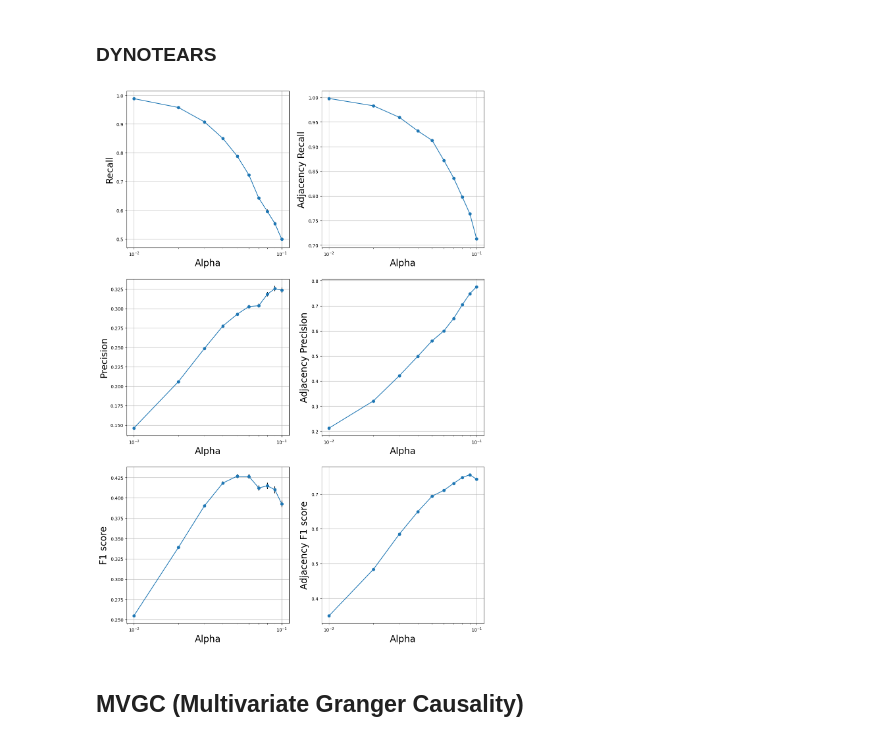
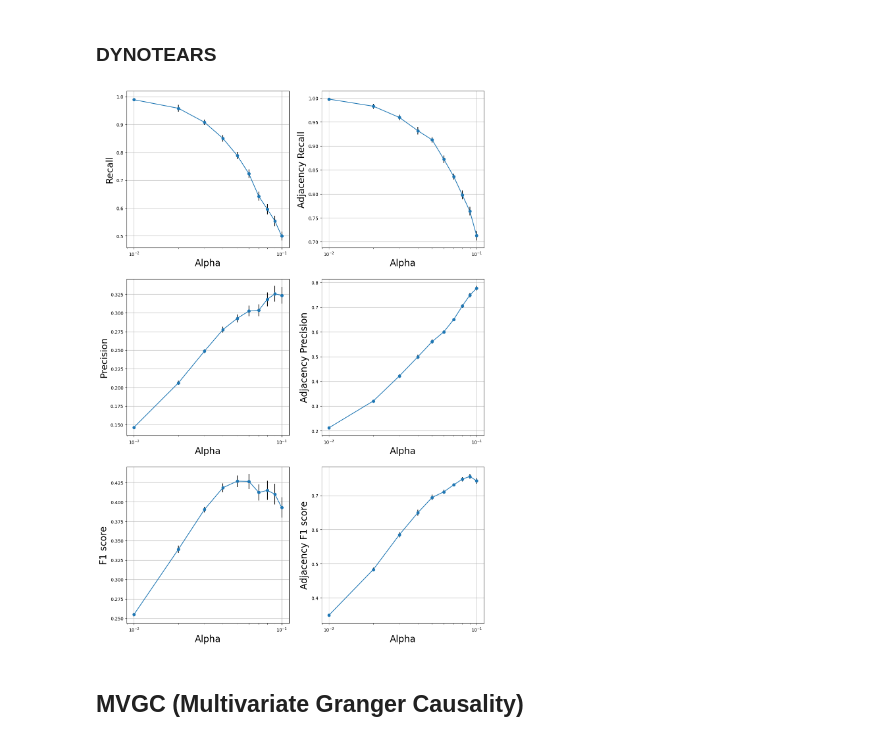
Before and after one commit to nozarilab/2023Arab_CaLLTiF, a Jupyter notebook: Simulated fMRI Causality/causality_methods_simulated_small_degree_macaque.ipynb, the cells around one changed output. Cells and saved outputs as stored; diff of their text form; code cells hidden in the pictures.

```diff
--- a/Simulated fMRI Causality/causality_methods_simulated_small_degree_macaque.ipynb
+++ b/Simulated fMRI Causality/causality_methods_simulated_small_degree_macaque.ipynb
@@ -411,7 +411,7 @@ for r in range(0,num_rep_macaque_all):
             # Convert to string graph representation
             graph = funcs.convert_to_string_graph(final_graph_new)
             estimated_non_zero_lags_combined = funcs.summarize_across_nonzero_lags(graph)
-            adjacency_TPR, adjacency_FPR, adjacency_Recall, adjacency_Precision, adjacency_F1_score, orientation_TPR, orientation_FPR, orientation_Recall,orientation_Precision,orientation_F1_score = funcs.find_tpr_fpr_from_binary_matri(macaque_ground_truth, estimated_non_zero_lags_combined)
+            adjacency_TPR, adjacency_FPR, adjacency_Recall, adjacency_Precision, adjacency_F1_score, orientation_TPR, orientation_FPR, orientation_Recall,orientation_Precision,orientation_F1_score = funcs.find_tpr_fpr_from_binary_matrix(macaque_ground_truth, estimated_non_zero_lags_combined)
 
             pcmci_adj_TPR_all_rep_macaque_both_alpha[r][a1][a2] = adjacency_TPR
             pcmci_adj_FPR_all_rep_macaque_both_alpha[r][a1][a2]  = adjacency_FPR
@@ -953,56 +953,56 @@ for a in range(0,len(alpha_dynotears)):
     dynotears_ori_F1_score_std_macaque[a] = np.std(np.array(dynotears_ori_F1_score_all_rep_macaque)[:,a])
     dynotears_ori_F1_score_median_macaque[a] = np.median(np.array(dynotears_ori_F1_score_all_rep_macaque)[:,a])
 
-dynotears_1_best_alpha_adj_mean= alpha_dynotears[np.argmax(dynotears_adj_F1_score_mean_macaque)]
-dynotears_1_best_alpha_adj_median = alpha_dynotears[np.argmax(dynotears_adj_F1_score_median_macaque)]
-dynotears_1_best_alpha_ori_mean = alpha_dynotears[np.argmax(dynotears_ori_F1_score_mean_macaque)]
-dynotears_1_best_alpha_ori_median = alpha_dynotears[np.argmax(dynotears_ori_F1_score_median_macaque)]
+dynotears_best_alpha_adj_mean= alpha_dynotears[np.argmax(dynotears_adj_F1_score_mean_macaque)]
+dynotears_best_alpha_adj_median = alpha_dynotears[np.argmax(dynotears_adj_F1_score_median_macaque)]
+dynotears_best_alpha_ori_mean = alpha_dynotears[np.argmax(dynotears_ori_F1_score_mean_macaque)]
+dynotears_best_alpha_ori_median = alpha_dynotears[np.argmax(dynotears_ori_F1_score_median_macaque)]
 
 plt.subplot(3,2,2)
-plt.errorbar(alpha_dynotears, dynotears_adj_recall_mean_macaque, dynotears_adj_recall_std_macaque/num_rep_macaque_all, ecolor = 'black', fmt = 'o-')
+plt.errorbar(alpha_dynotears, dynotears_adj_recall_mean_macaque, dynotears_adj_recall_std_macaque/np.sqrt(num_rep_macaque_all), ecolor = 'black', fmt = 'o-')
 plt.xlabel('Alpha', fontsize = 20)
 plt.xscale('log')
 plt.ylabel('Adjacency Recall', fontsize = 20)
 plt.grid()
 
 plt.subplot(3,2,1)
-plt.errorbar(alpha_dynotears, dynotears_ori_recall_mean_macaque, dynotears_ori_recall_std_macaque/num_rep_macaque_all, ecolor = 'black', fmt = 'o-')
+plt.errorbar(alpha_dynotears, dynotears_ori_recall_mean_macaque, dynotears_ori_recall_std_macaque/np.sqrt(num_rep_macaque_all), ecolor = 'black', fmt = 'o-')
 plt.xlabel('Alpha', fontsize = 20)
 plt.ylabel('Recall', fontsize = 20)
 plt.xscale('log')
 plt.xscale('log')
 plt.grid()
 
 
 plt.subplot(3,2,4)
-plt.errorbar(alpha_dynotears, dynotears_adj_precision_mean_macaque, dynotears_adj_precision_std_macaque/num_rep_macaque_all, ecolor = 'black', fmt = 'o-')
+plt.errorbar(alpha_dynotears, dynotears_adj_precision_mean_macaque, dynotears_adj_precision_std_macaque/np.sqrt(num_rep_macaque_all), ecolor = 'black', fmt = 'o-')
 plt.xlabel('Alpha', fontsize = 20)
 plt.xscale('log')
 plt.ylabel('Adjacency Precision', fontsize = 20)
 plt.grid()
 
 plt.subplot(3,2,3)
-plt.errorbar(alpha_dynotears, dynotears_ori_precision_mean_macaque, dynotears_ori_precision_std_macaque/num_rep_macaque_all, ecolor = 'black', fmt = 'o-')
+plt.errorbar(alpha_dynotears, dynotears_ori_precision_mean_macaque, dynotears_ori_precision_std_macaque/np.sqrt(num_rep_macaque_all), ecolor = 'black', fmt = 'o-')
 plt.xlabel('Alpha', fontsize = 20)
 plt.ylabel('Precision', fontsize = 20)
 plt.xscale('log')
 plt.grid()
 
 plt.subplot(3,2,6)
-plt.errorbar(alpha_dynotears, dynotears_adj_F1_score_mean_macaque, dynotears_adj_F1_score_std_macaque/num_rep_macaque_all, ecolor = 'black', fmt = 'o-')
+plt.errorbar(alpha_dynotears, dynotears_adj_F1_score_mean_macaque, dynotears_adj_F1_score_std_macaque/np.sqrt(num_rep_macaque_all), ecolor = 'black', fmt = 'o-')
 plt.xlabel('Alpha', fontsize = 20)
 plt.ylabel('Adjacency F1 score', fontsize = 20)
 plt.xscale('log')
 plt.grid()
 
 plt.subplot(3,2,5)
-plt.errorbar(alpha_dynotears, dynotears_ori_F1_score_mean_macaque, dynotears_ori_F1_score_std_macaque/num_rep_macaque_all, ecolor = 'black', fmt = 'o-')
+plt.errorbar(alpha_dynotears, dynotears_ori_F1_score_mean_macaque, dynotears_ori_F1_score_std_macaque/np.sqrt(num_rep_macaque_all), ecolor = 'black', fmt = 'o-')
 plt.xlabel('Alpha', fontsize = 20)
 plt.ylabel('F1 score', fontsize = 20)
 plt.xscale('log')
 plt.grid()
 # %% [output]
-[figure, old version]
+[figure, new version]
 # %% [markdown]
 ## MVGC (Multivariate Granger Causality)
 # %% [markdown]
```
Also changed, not shown: parts of 4 cells of this notebook, 3 other files.
